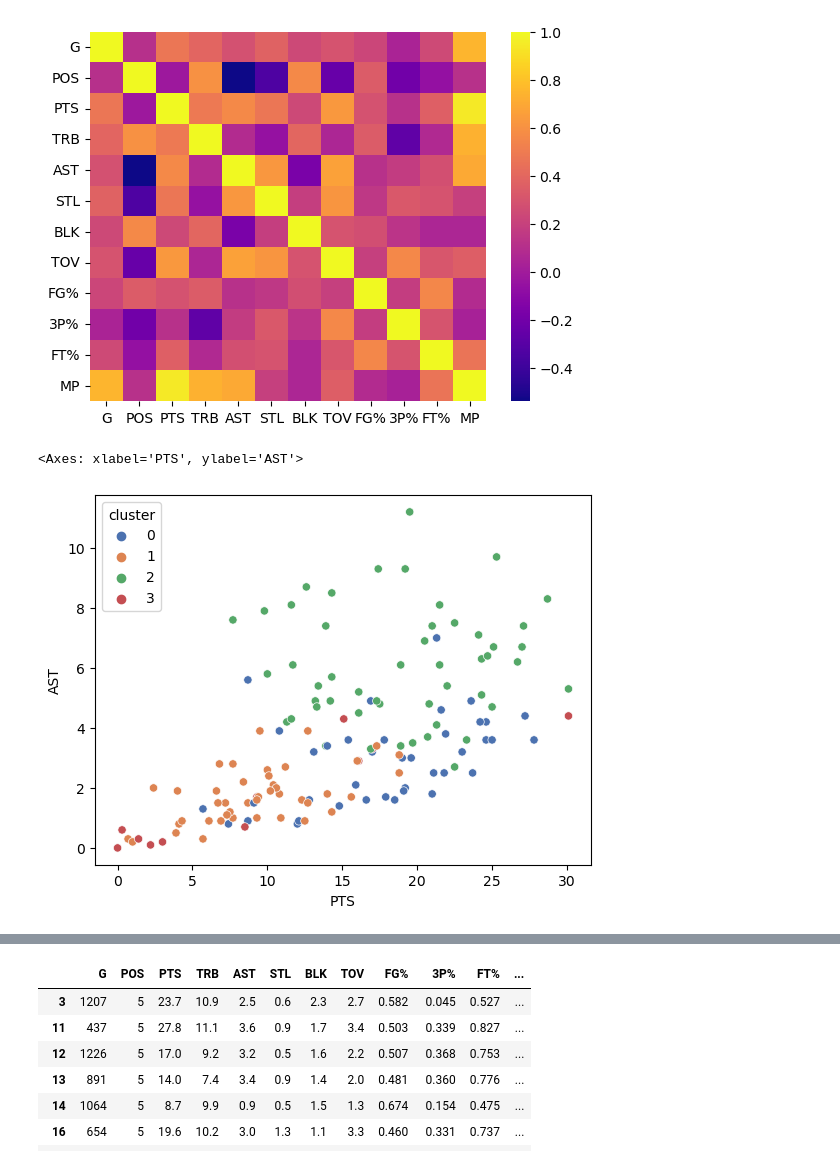
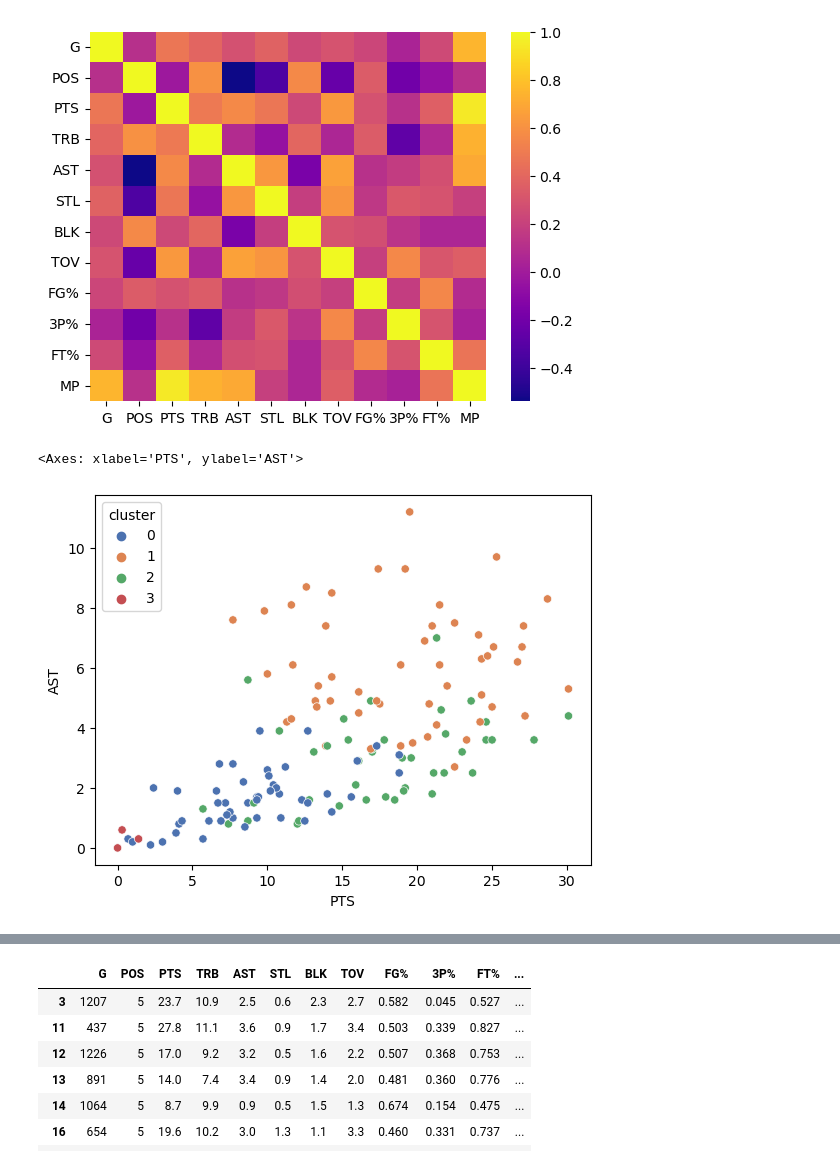
Before and after one commit to jr0ver/Easy-NBA, a Jupyter notebook: jupyter/Master Table Visuals.ipynb, the cells around one changed output, grey strips where cells are left out. Drawn from its saved outputs; the diff is of its cells as text; code cells hidden in the pictures.

Commit message:
feat: updated visualize page

```diff
--- a/jupyter/Master Table Visuals.ipynb
+++ b/jupyter/Master Table Visuals.ipynb
@@ -79,31 +79,31 @@ sns.heatmap(corr, cmap='plasma')
 # %%
 from sklearn.cluster import KMeans
 from sklearn.preprocessing import StandardScaler
 
 case_name_col = df['case_name']
 
 cdf = df.drop(['case_name', 'MP'], axis=1)
 
 # cdf['AST'] = cdf['AST'] * 1.4
 # cdf['TRB'] = cdf['TRB'] * 1.2
 
-cdf['FG%'] = cdf['FG%'] * 1.75
-cdf['3P%'] = cdf['3P%'] * 1.75
-cdf['FT%'] = cdf['FT%'] * 1.25
+# cdf['FG%'] = cdf['FG%'] * 1.75
+# cdf['3P%'] = cdf['3P%'] * 1.75
+# cdf['FT%'] = cdf['FT%'] * 1.25
 
 # cdf['TOV'] = cdf['TOV'] * 0.5
 
 scaler = StandardScaler()
 df_scaled = scaler.fit_transform(cdf)
 
 kmeans = KMeans(n_clusters=4)
 
 cdf['case_name'] = case_name_col
 cdf['cluster'] = kmeans.fit_predict(df_scaled)
 
 
 sns.scatterplot(data=cdf, x='PTS', y='AST', hue='cluster', palette='deep')
 # %% [output]
 <Axes: xlabel='PTS', ylabel='AST'>
-[figure, old version]
+[figure, new version]
 # %%
```
Also changed, not shown: parts of 1 cell of this notebook, 6 other files.
